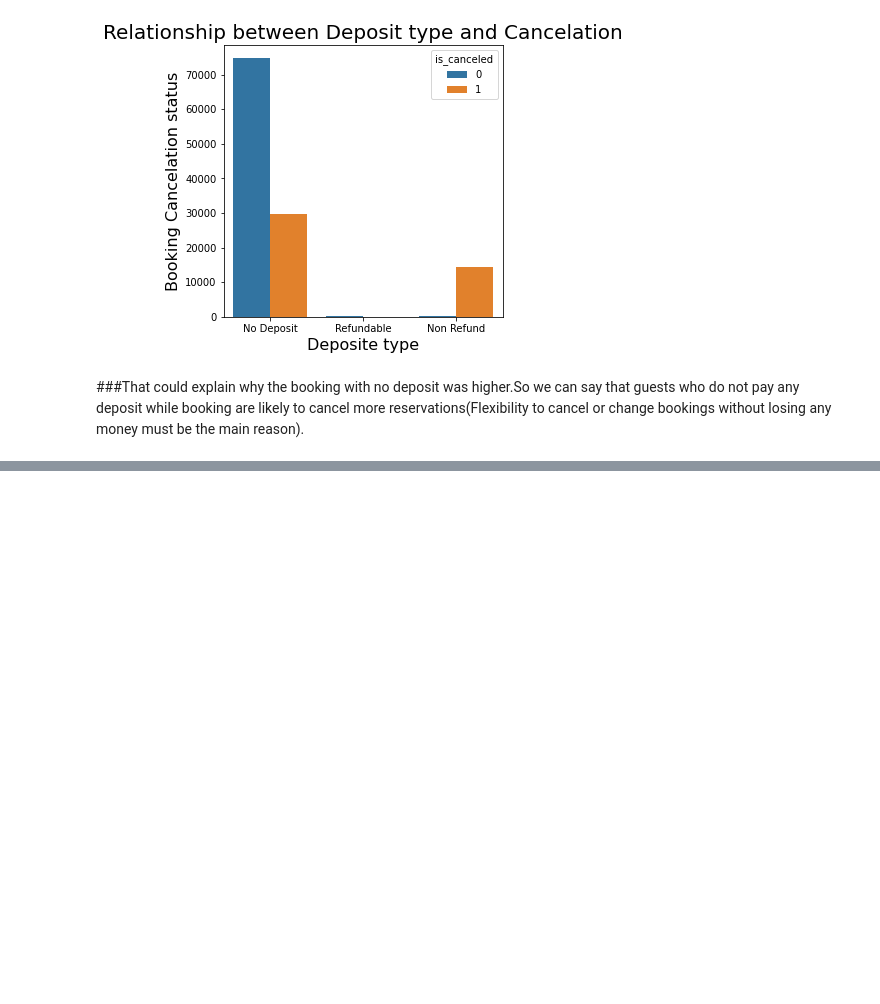
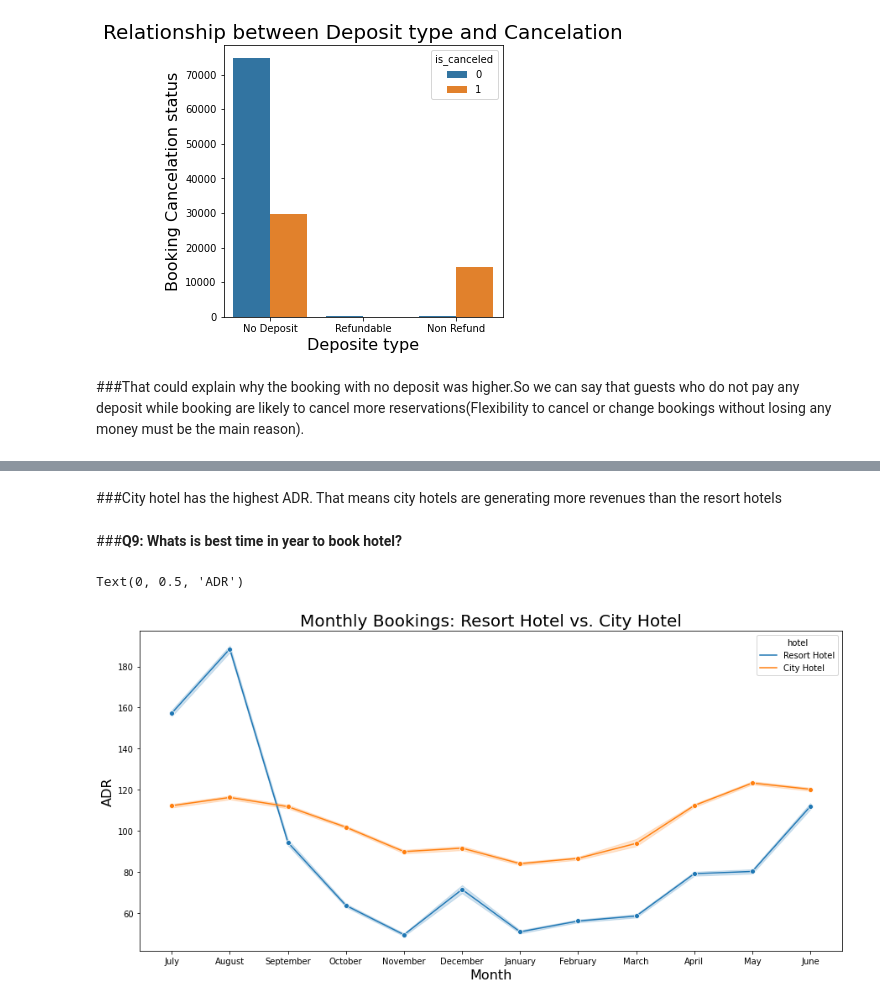
Before and after one commit to YashwantRaul/EDA-of-Hotel-booking, a Jupyter notebook: Hotel_Booking_Analysis_Capstone_Project.ipynb, the cells around one changed output, grey strips where cells are left out. Saved outputs shown, nothing was run; the diff lists cells and outputs as text; code cells hidden in the pictures; blank space fills up the shorter version.

```diff
--- a/Hotel_Booking_Analysis_Capstone_Project.ipynb
+++ b/Hotel_Booking_Analysis_Capstone_Project.ipynb
@@ -265,0 +279,14 @@ Text(0, 0.5, 'Booking Cancelation status')
+# %% [markdown]
+###City hotel has the highest ADR. That means city hotels are generating more revenues than the resort hotels
+# %% [markdown]
+###**Q9: Whats is best time in year to book hotel?**
+# %%
+#Average Daily Rate monthwise
+plt.rcParams['figure.figsize']= (15,7)
+sns.lineplot(data = df_new, x = 'arrival_date_month', y='adr', hue = 'hotel', marker='o')
+plt.title('Monthly Bookings: Resort Hotel vs. City Hotel',fontsize=20)
+plt.xlabel('Month', fontsize=16)
+plt.ylabel('ADR', fontsize=16)
+# %% [output]
+Text(0, 0.5, 'ADR')
+[figure, added]
```
Also changed, not shown: parts of 26 cells of this notebook.
